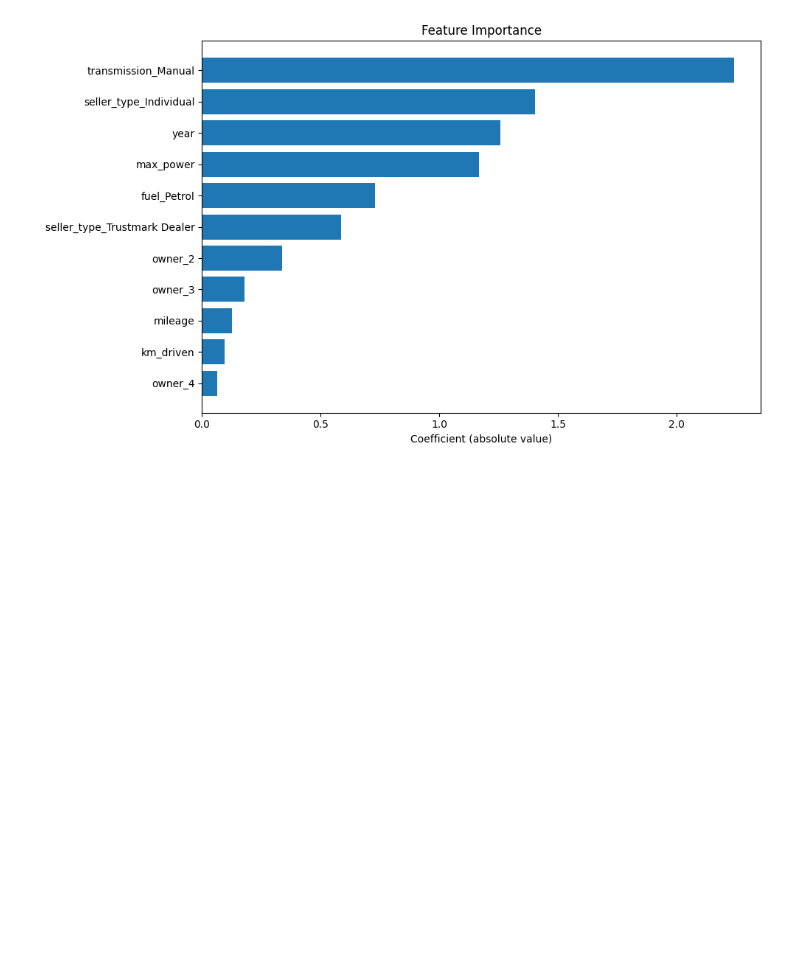
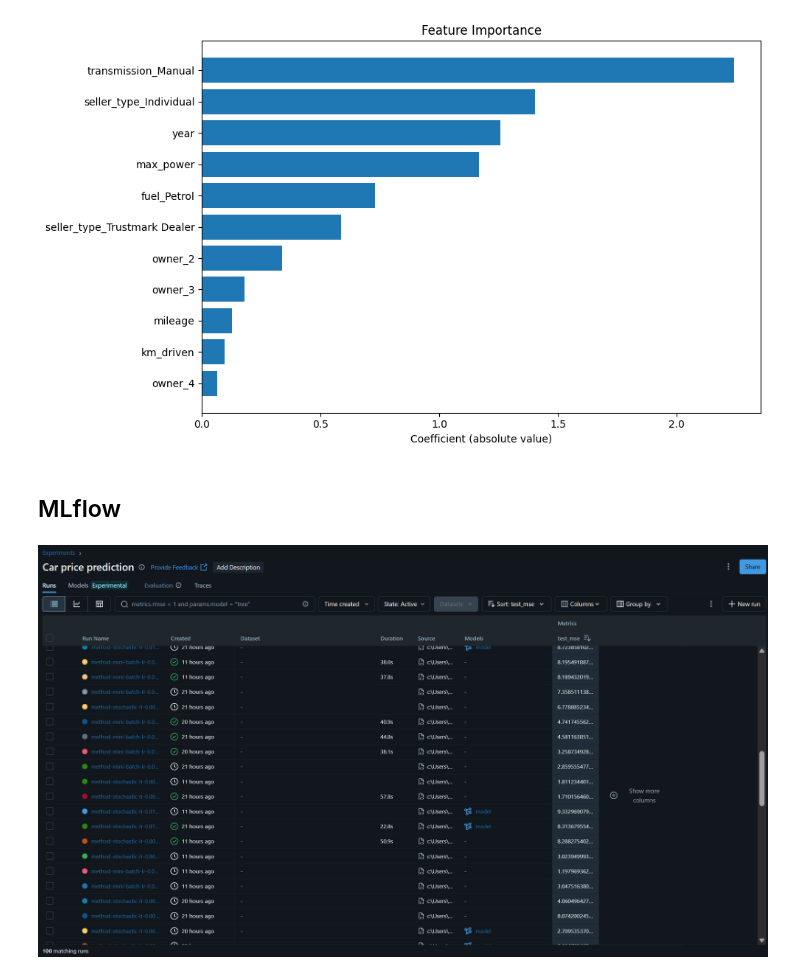
Before and after one commit to APS2542/ML-Assignment, a Jupyter notebook: notebooks/A2-Predicting Car Price_st126130.ipynb, the cells around one changed output. Saved outputs shown, nothing was run; the diff lists cells and outputs as text; code cells hidden in the pictures; blank space fills up the shorter version.

```diff
--- a/notebooks/A2-Predicting Car Price_st126130.ipynb
+++ b/notebooks/A2-Predicting Car Price_st126130.ipynb
@@ -533,5 +533,11 @@ plt.show()
 1                      km_driven -0.095213  0.095213
 10                       owner_4  0.062965  0.062965
 [figure]
+# %% [markdown]
+## MLflow
+# %%
+display(Image("assets/mlflow.png"))
+# %% [output]
+[figure, added]
 # %% [markdown]
 
```
Also changed, not shown: parts of 4 cells of this notebook, 19 other files.
